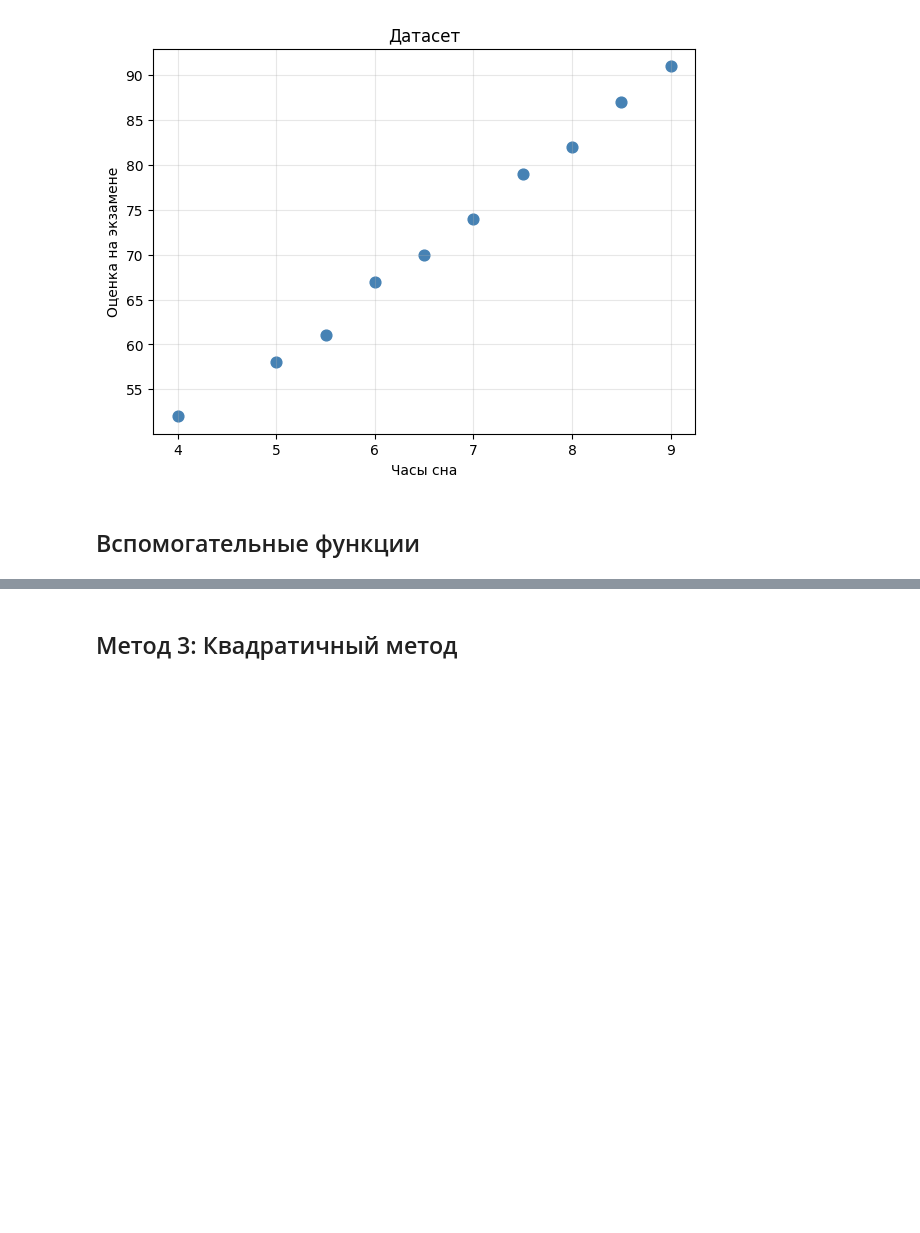
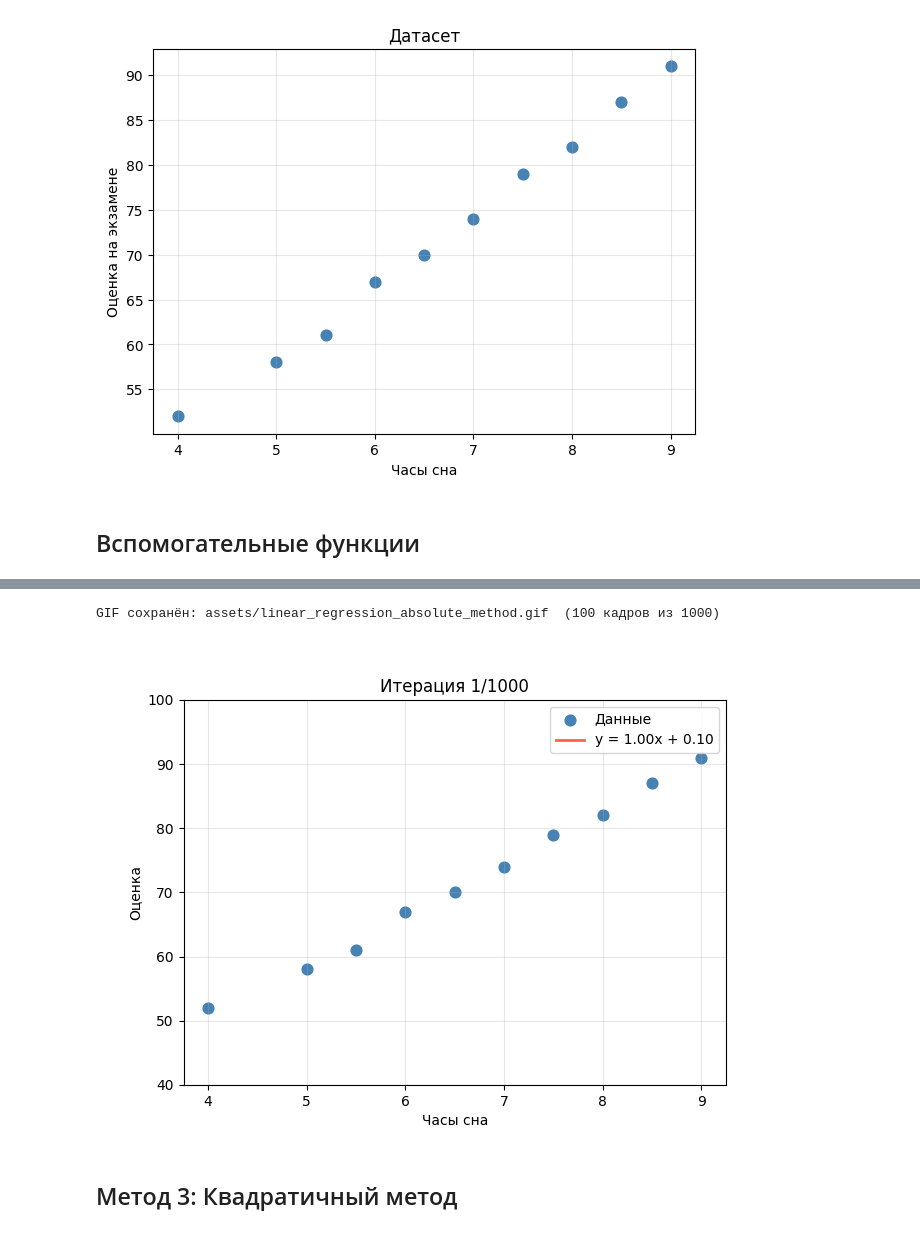
Before and after one commit to lusm554/grokking_machine_learning, a Jupyter notebook: linear_regression.ipynb, the cells around one changed output, grey strips where cells are left out. Drawn from its saved outputs; the diff is of its cells as text; code cells hidden in the pictures; blank space fills up the shorter version.

```diff
--- a/linear_regression.ipynb
+++ b/linear_regression.ipynb
@@ -132,0 +152,37 @@ GIF сохранён: assets/linear_regression.gif  (100 кадров из 1000)
+# %%
+random.seed(42)
+epochs = 1000
+learning_rate = 0.08
+
+w, b = random.randint(0, 10) / 10, random.randint(0, 10) / 10
+abs_method_params_history = []
+min_sum_error = float('inf')
+
+model = lambda x, w, b: w * x + b
+
+print(f"{learning_rate=} {epochs=}")
+print(f"{w=} {b=}")
+
+for epoch in range(epochs):
+    abs_method_params_history.append((w, b))
+
+    if epoch % 100 == 0:
+        predicts = [model(x, w, b) for x in feature]
+        sum_error = sum(abs(fact - pred) for fact, pred in zip(target, predicts))
+        mae = sum_error / len(predicts)
+        min_sum_error = min(min_sum_error, sum_error)
+        print(f"{epoch=} {sum_error=:.2f} {mae=:.2f} {w=:.2f} {b=:.2f}")
+
+    random_dot_index = random.randint(0, len(feature) - 1)
+    epoch_feature = feature[random_dot_index]
+    epoch_target  = target[random_dot_index]
+    predict = model(epoch_feature, w, b)
+
+    if epoch_target > predict:   # точка над прямой
+        w += epoch_feature * learning_rate
+        b += learning_rate
+    else:                        # точка под прямой
+        w -= epoch_feature * learning_rate
+        b -= learning_rate
+
+print(f"{min_sum_error=}")
@@ -133,2 +203,7 @@ GIF сохранён: assets/linear_regression.gif  (100 кадров из 1000)
+# %%
+save_gif(abs_method_params_history, interval=300, step=10, path="assets/linear_regression_absolute_method.gif")
+# %% [output]
+GIF сохранён: assets/linear_regression_absolute_method.gif  (100 кадров из 1000)
+[figure, added]
 # %% [markdown]
 ## Метод 3: Квадратичный метод
```
Also changed, not shown: parts of 5 cells of this notebook.
